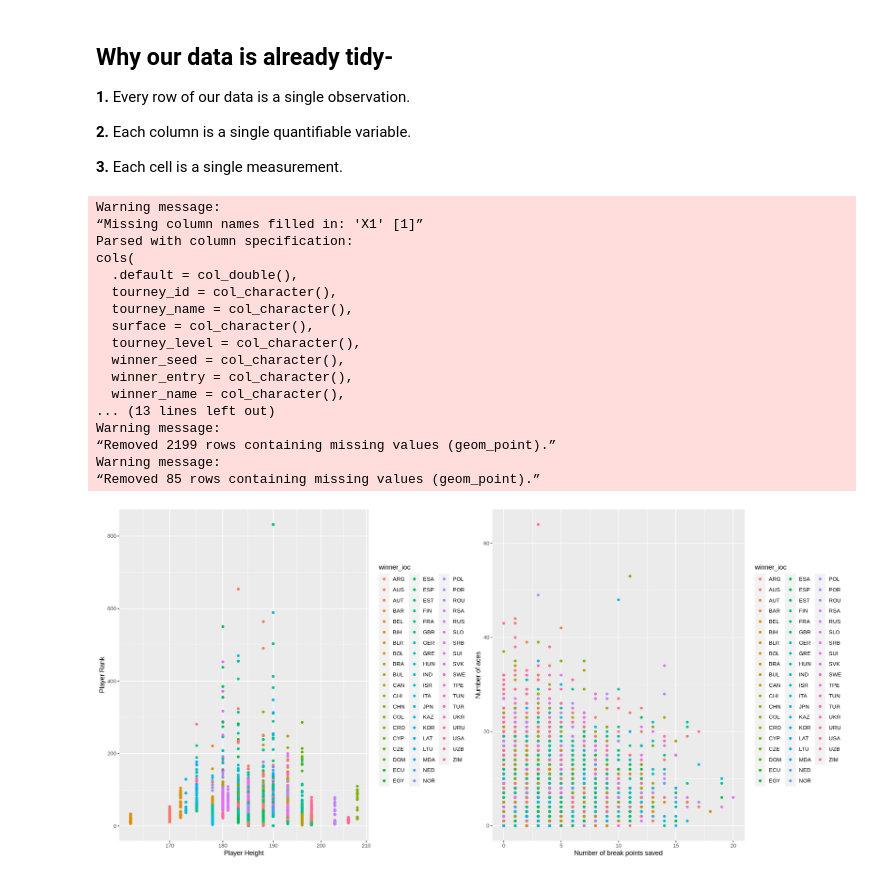
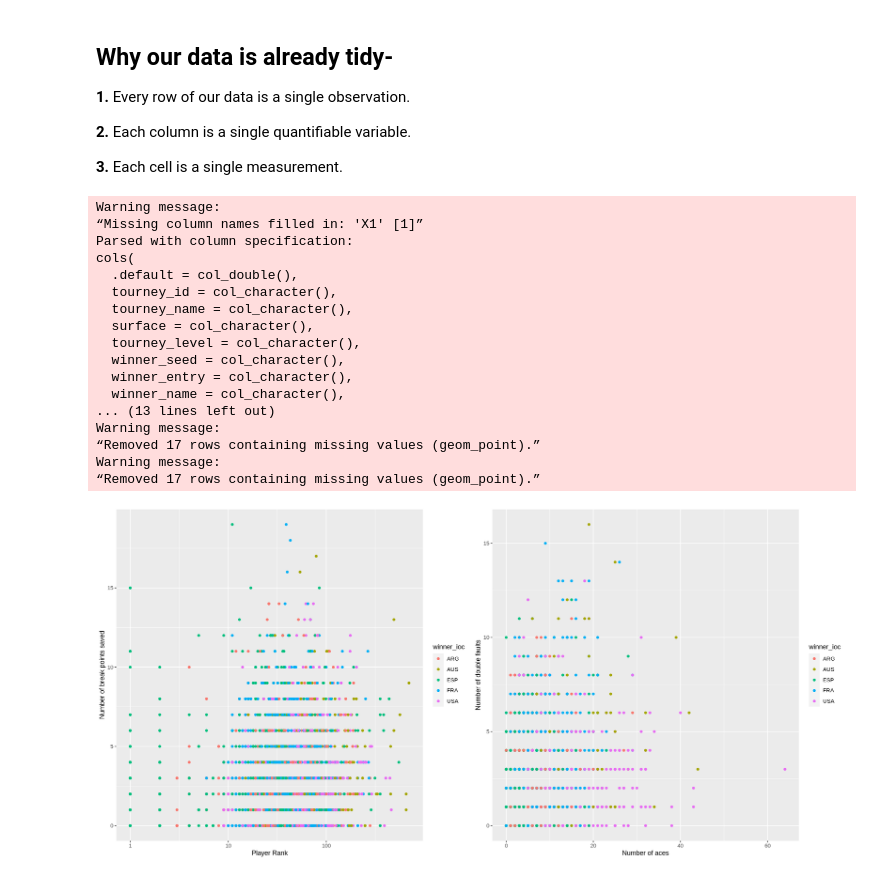
Before and after one commit to Tarun-Narayan/Dsci100_Project, a Jupyter notebook: country_predictor.ipynb, the cells around one changed output. Saved outputs shown, nothing was run; the diff lists cells and outputs as text; code cells hidden in the pictures.

```diff
--- a/country_predictor.ipynb
+++ b/country_predictor.ipynb
@@ -25,40 +26,40 @@ library(cowplot)
 library(scales)
 library(repr)
 library(dplyr)
 library(tidyr)
 
 data <- read_csv("atp2017-2019.csv")
-data <- select(data, winner_ioc, winner_name, winner_age, winner_hand, winner_ht, w_ace, w_df, winner_rank, w_bpSaved)
+data <- data %>% filter(winner_ioc == "USA" | winner_ioc == "AUS" | winner_ioc == "ESP" | winner_ioc == "ARG" | winner_ioc == "FRA") %>% select( winner_ioc, winner_name, winner_age, winner_hand, winner_ht, w_ace, w_df, winner_rank, w_bpSaved)
 
 
-first_plot <- data %>% ggplot(aes(x = winner_ht, y = winner_rank)) +
+first_plot <- data %>% ggplot(aes(x = winner_rank, y = w_bpSaved)) +
          geom_point(aes(colour = winner_ioc)) +
-         xlab("Player Height") +
-         ylab("Player Rank") +
+         xlab("Player Rank") +
+         ylab("Number of break points saved") +
          scale_x_log10()
 options(repr.plot.width = 17, repr.plot.height = 8)
 
-second_plot <- data %>% ggplot(aes(x = w_bpSaved, y = w_ace)) +
+second_plot <- data %>% ggplot(aes(x = w_ace, y = w_df)) +
          geom_point(aes(colour = winner_ioc)) +
-         xlab("Number of break points saved") +
-         ylab("Number of aces")
+         xlab("Number of aces") +
+         ylab("Number of double faults")
 plot_grid (first_plot, second_plot)
 # %% [output]
 Warning message:
 “Missing column names filled in: 'X1' [1]”
 Parsed with column specification:
 cols(
   .default = col_double(),
   tourney_id = col_character(),
   tourney_name = col_character(),
   surface = col_character(),
   tourney_level = col_character(),
   winner_seed = col_character(),
   winner_entry = col_character(),
   winner_name = col_character(),
 ... (13 lines left out)
 Warning message:
-“Removed 2199 rows containing missing values (geom_point).”
+“Removed 17 rows containing missing values (geom_point).”
 Warning message:
-“Removed 85 rows containing missing values (geom_point).”
+“Removed 17 rows containing missing values (geom_point).”
-[figure, old version]
+[figure, new version]
```
Also changed, not shown: parts of 2 cells of this notebook.
